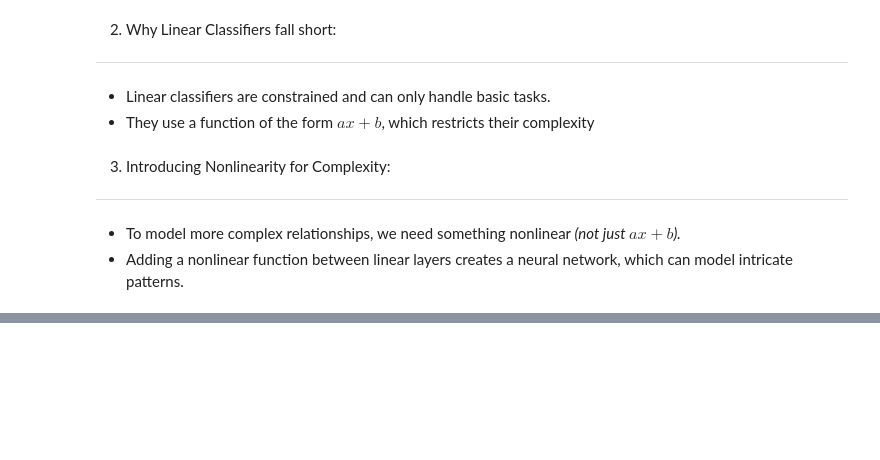
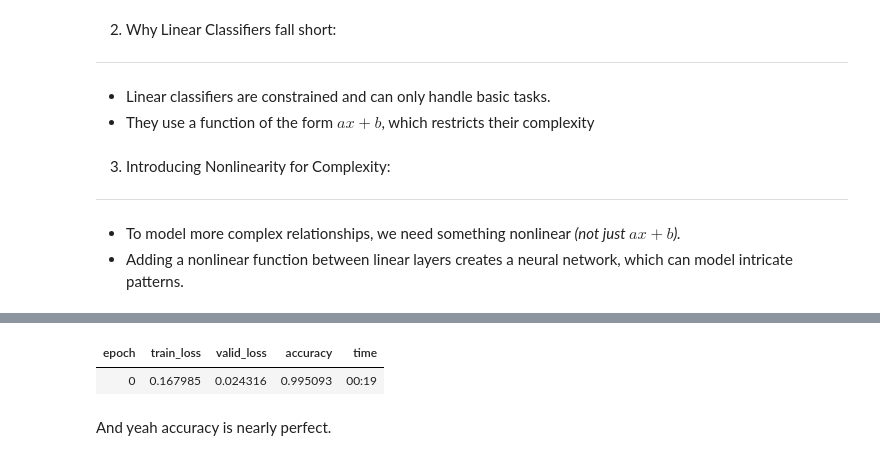
Before and after one commit to Firojpaudel/Machine-Learning-Notes, a Jupyter notebook: Practical Deep Learning For Coders/Chapter_4.ipynb, the cells around one changed output, grey strips where cells are left out. Drawn from its saved outputs; the diff is of its cells as text; code cells hidden in the pictures; blank space fills up the shorter version.

```diff
--- a/Practical Deep Learning For Coders/Chapter_4.ipynb
+++ b/Practical Deep Learning For Coders/Chapter_4.ipynb
@@ -1196,0 +1270,11 @@ b2= init_params(1)
+# %%
+##@ Here, we will try to see the accuracy in ResNET-18 (18 layers) architecture and how well the accuracy goes up
+
+dls = ImageDataLoaders.from_folder(path)
+learn = cnn_learner(dls, resnet18, pretrained= False, loss_func= F.cross_entropy, metrics= accuracy)
+learn.fit(1, 0.1)
+# %% [output]
+| epoch | train_loss | valid_loss | accuracy | time |
+| 0 | 0.167985 | 0.024316 | 0.995093 | 00:19 |
+# %% [markdown]
+And yeah accuracy is nearly perfect.
```
Also changed, not shown: parts of 18 cells of this notebook.
